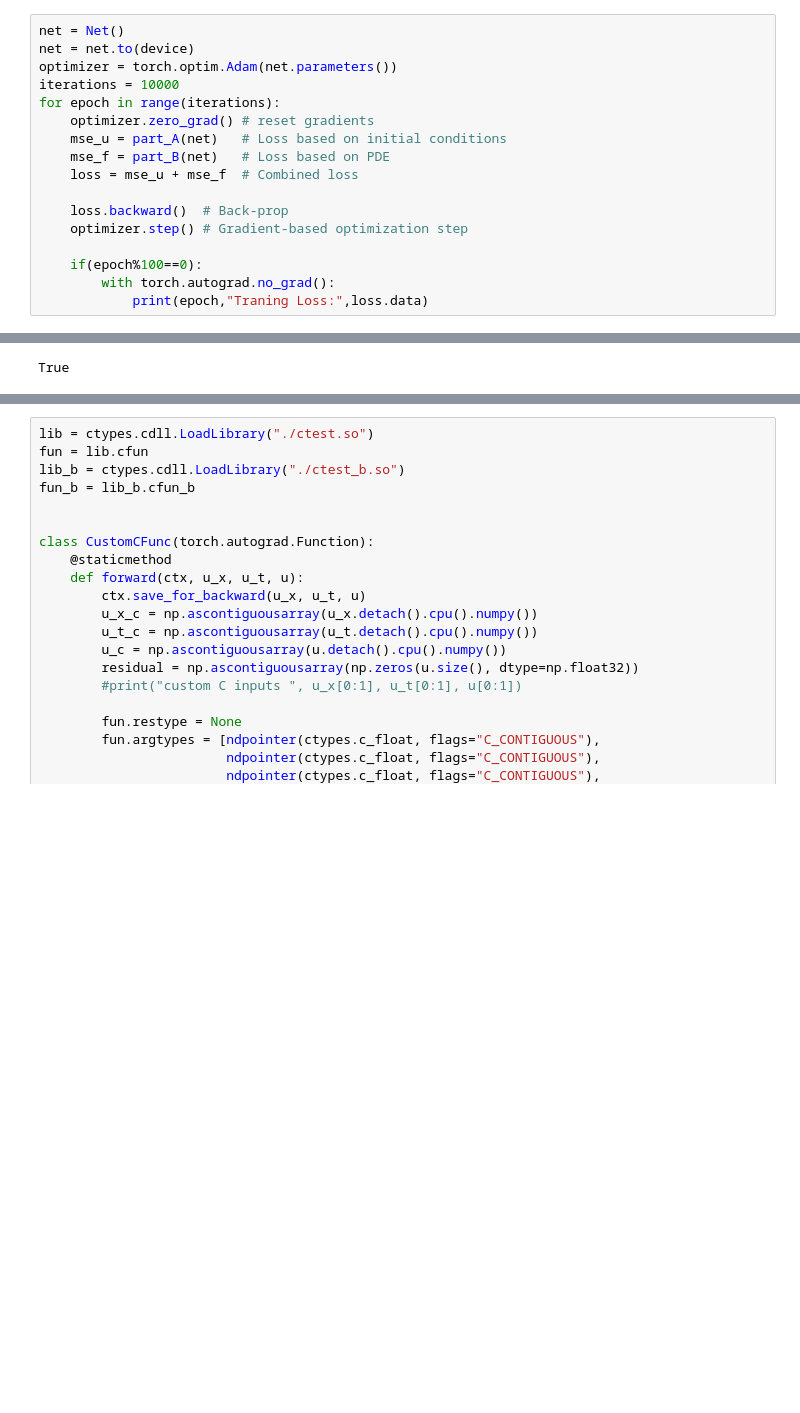
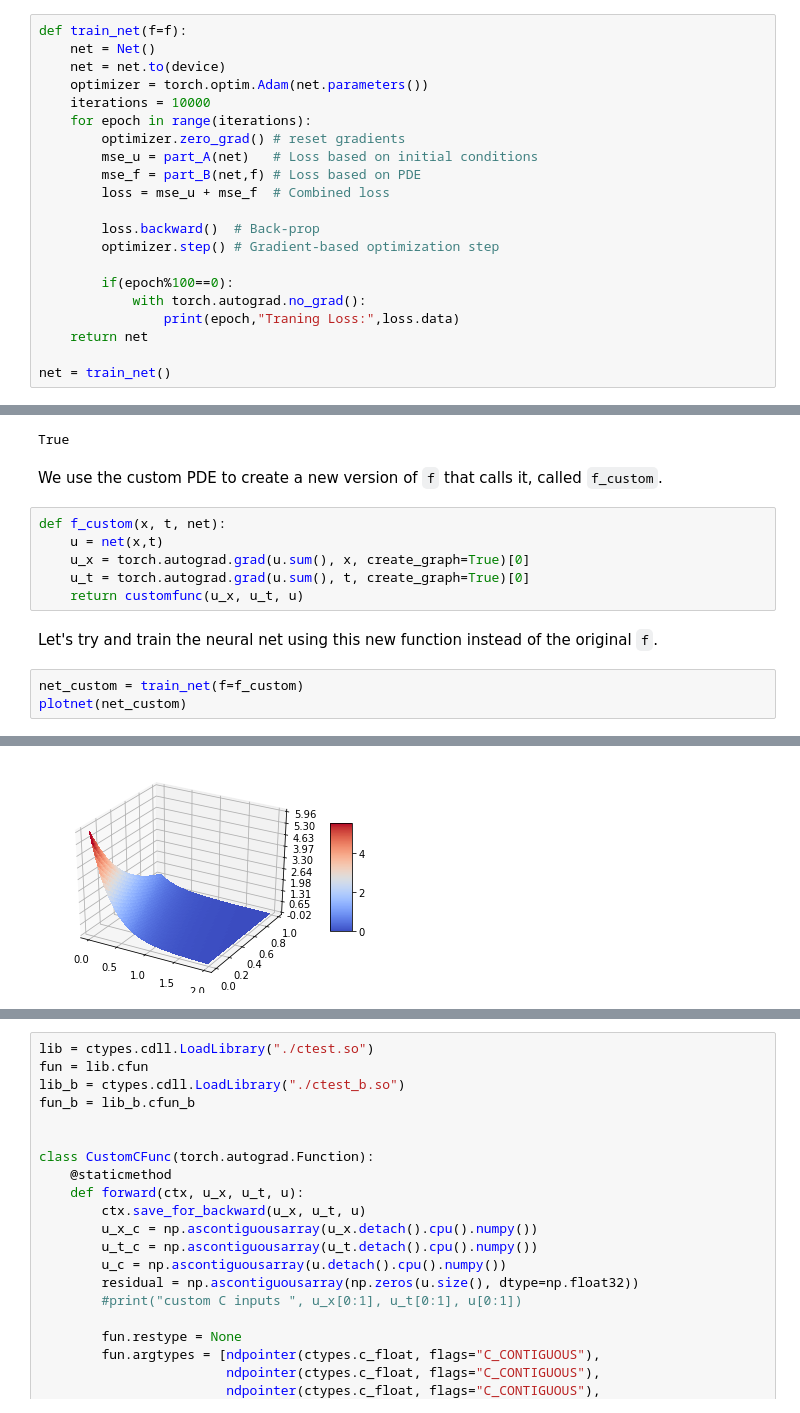
Before and after one commit to sriharikrishna/siamcse23, a Jupyter notebook: pinn_tapenade.ipynb, the cells around one changed output, grey strips where cells are left out. Cells and saved outputs as stored; diff of their text form; blank space fills up the shorter version.

```diff
--- a/pinn_tapenade.ipynb
+++ b/pinn_tapenade.ipynb
@@ -132,20 +132,24 @@ def part_B(net, residual=f):
 
 Now
 # %%
-net = Net()
-net = net.to(device)
-optimizer = torch.optim.Adam(net.parameters())
-iterations = 10000
-for epoch in range(iterations):
-    optimizer.zero_grad() # reset gradients
-    mse_u = part_A(net)   # Loss based on initial conditions
-    mse_f = part_B(net)   # Loss based on PDE
-    loss = mse_u + mse_f  # Combined loss
+def train_net(f=f):
+    net = Net()
+    net = net.to(device)
+    optimizer = torch.optim.Adam(net.parameters())
+    iterations = 10000
+    for epoch in range(iterations):
+        optimizer.zero_grad() # reset gradients
+        mse_u = part_A(net)   # Loss based on initial conditions
+        mse_f = part_B(net,f) # Loss based on PDE
+        loss = mse_u + mse_f  # Combined loss
 
-    loss.backward()  # Back-prop
-    optimizer.step() # Gradient-based optimization step
+        loss.backward()  # Back-prop
+        optimizer.step() # Gradient-based optimization step
 
-    if(epoch%100==0):
-        with torch.autograd.no_grad():
-    	    print(epoch,"Traning Loss:",loss.data)
+        if(epoch%100==0):
+            with torch.autograd.no_grad():
+                print(epoch,"Traning Loss:",loss.data)
+    return net
+
+net = train_net()
 # %% [output]
@@ -226,3 +246,17 @@ test = gradcheck(customfunc, (u_x, u_t, u), eps=1e-6, atol=1e-4)
 print(test)
 # %% [output]
 True
+# %% [markdown]
+We use the custom PDE to create a new version of `f` that calls it, called `f_custom`.
+# %%
+def f_custom(x, t, net):
+    u = net(x,t)
+    u_x = torch.autograd.grad(u.sum(), x, create_graph=True)[0]
+    u_t = torch.autograd.grad(u.sum(), t, create_graph=True)[0]
+    return customfunc(u_x, u_t, u)
+# %% [markdown]
+Let's try and train the neural net using this new function instead of the original `f`.
+# %%
+net_custom = train_net(f=f_custom)
+plotnet(net_custom)
+# %% [output]
@@ -228,0 +280 @@ True
+[figure, added]
```
Also changed, not shown: parts of 13 cells of this notebook.
